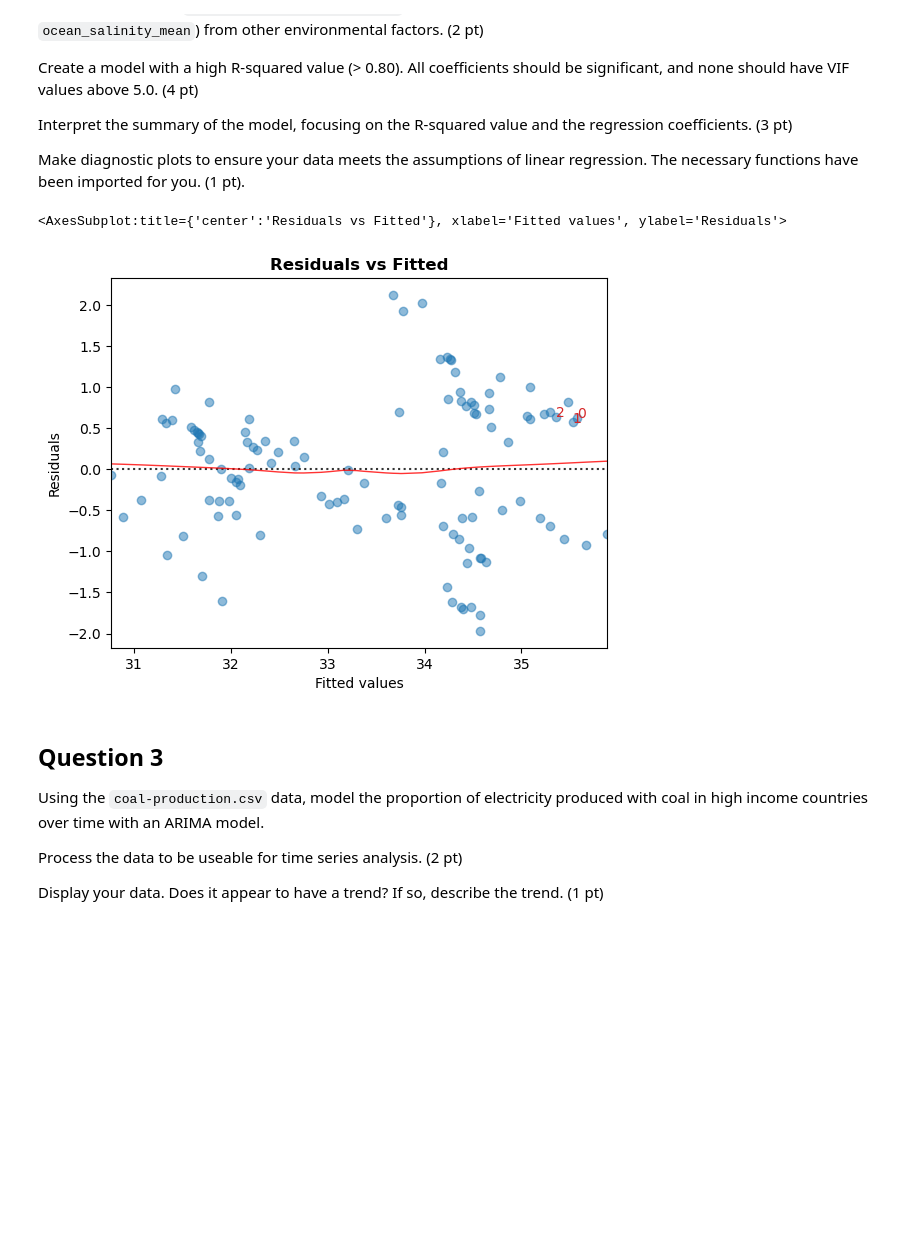
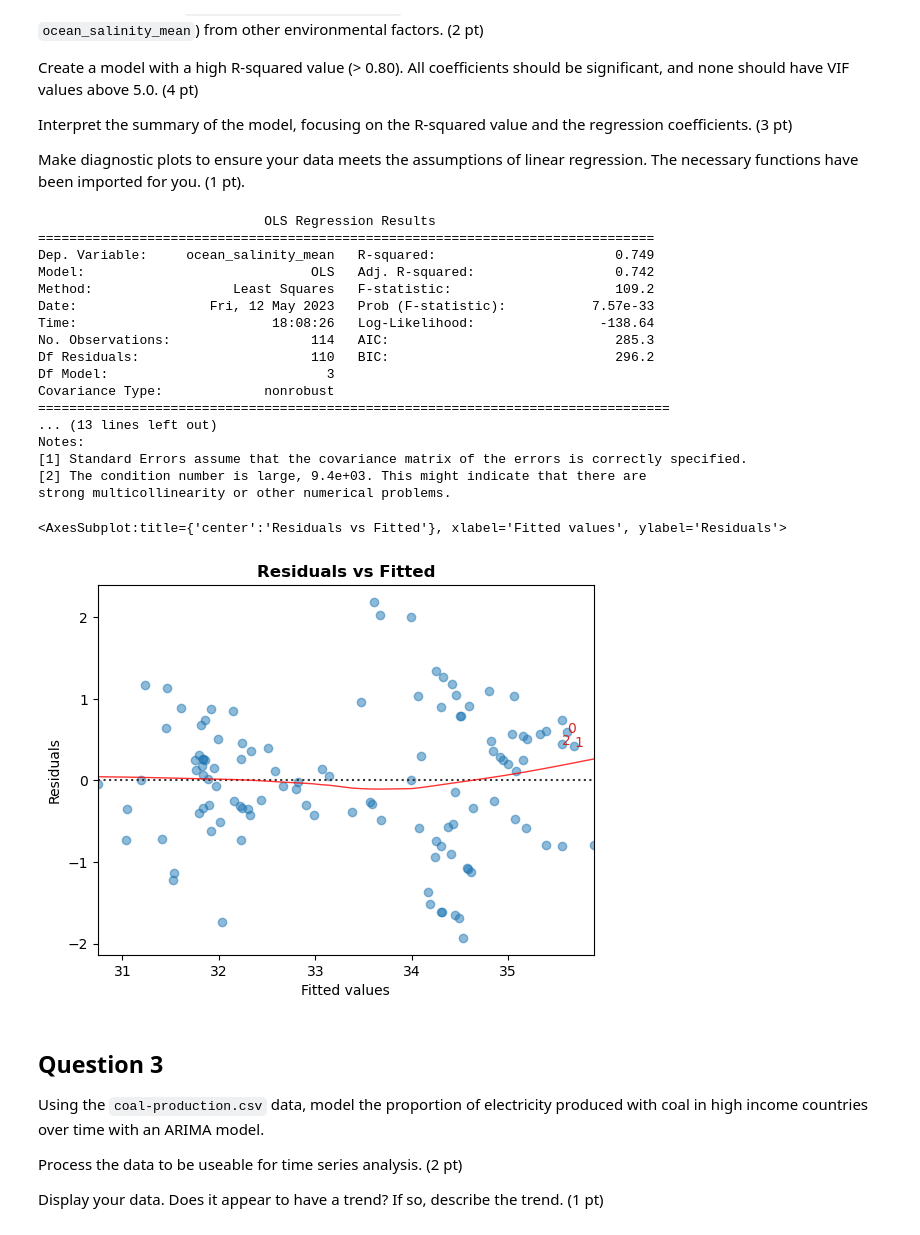
Before and after one commit to dzarur/assignment-5, a Jupyter notebook: answers.ipynb, the cells around one changed output. Cells and saved outputs as stored; diff of their text form; code cells hidden in the pictures; blank space fills up the shorter version.

```diff
--- a/answers.ipynb
+++ b/answers.ipynb
@@ -53,34 +53,52 @@ Make diagnostic plots to ensure your data meets the assumptions of linear regres
 # %%
 from utils import Linear_Reg_Diagnostic # do not change!
 import statsmodels.formula.api as smf
 import numpy as np
 from statsmodels.stats.outliers_influence import variance_inflation_factor
 
 tidal = pd.read_csv("data/tidal_wetland_estuaries.csv")
 tidal.replace(-9999, np.nan, inplace=True)
 tidal.dropna(inplace=True)
 # tidalModel = smf.ols(formula = "ocean_salinity_mean",data=tidal).fit()
 # oceanSal = tidal["ocean_salinity_mean"]
 # autoModel = pm.auto_arima(oceanSal)
 # pd.Series(autoModel.predict_in_sample())
 # oceanSal.summary
 x = tidal[['air_temp_mean', 'mean_precip', 'tide_ht']]
 y = tidal['ocean_salinity_mean']
-model = smf.ols(formula = 'ocean_salinity_mean ~ air_temp_mean + mean_precip', data=tidal).fit()
+model = smf.ols(formula = 'ocean_salinity_mean ~ air_temp_mean + mean_precip + tide_ht', data=tidal).fit()
+print(model.summary())
 # Linear_Reg_Diagnostic(model, x, y)
 test = Linear_Reg_Diagnostic(model)
 test.residual_plot()
 
 # model2 = smf.ols(formula = 'ocean_salinity_mean ~ air_temp_mean + mean_precip', data=tidal).fit()
 # vif = [variance_inflation_factor(x.values, i) for i in range(x.shape[1])]
 # print('VIF:', vif)
 # pvalues = model.pvalues[1:]
 # significant_vars = pvalues[pvalues < 0.05].index
 # X = X.loc[:, significant_vars]
 # finalModel = smf.ols((y, smf.add_constant(X)).fit())
 # %% [output]
-<AxesSubplot:title={'center':'Residuals vs Fitted'}, xlabel='Fitted values', ylabel='Residuals'>
+                             OLS Regression Results
+===============================================================================
+Dep. Variable:     ocean_salinity_mean   R-squared:                       0.749
+Model:                             OLS   Adj. R-squared:                  0.742
+Method:                  Least Squares   F-statistic:                     109.2
+Date:                 Fri, 12 May 2023   Prob (F-statistic):           7.57e-33
+Time:                         18:08:26   Log-Likelihood:                -138.64
+No. Observations:                  114   AIC:                             285.3
+Df Residuals:                      110   BIC:                             296.2
+Df Model:                            3
+Covariance Type:             nonrobust
+=================================================================================
+... (13 lines left out)
+Notes:
+[1] Standard Errors assume that the covariance matrix of the errors is correctly specified.
+[2] The condition number is large, 9.4e+03. This might indicate that there are
+strong multicollinearity or other numerical problems.
+<AxesSubplot:title={'center':'Residuals vs Fitted'}, xlabel='Fitted values', ylabel='Residuals'>
-[figure, old version]
+[figure, new version]
 # %% [markdown]
 ## Question 3
 
```
